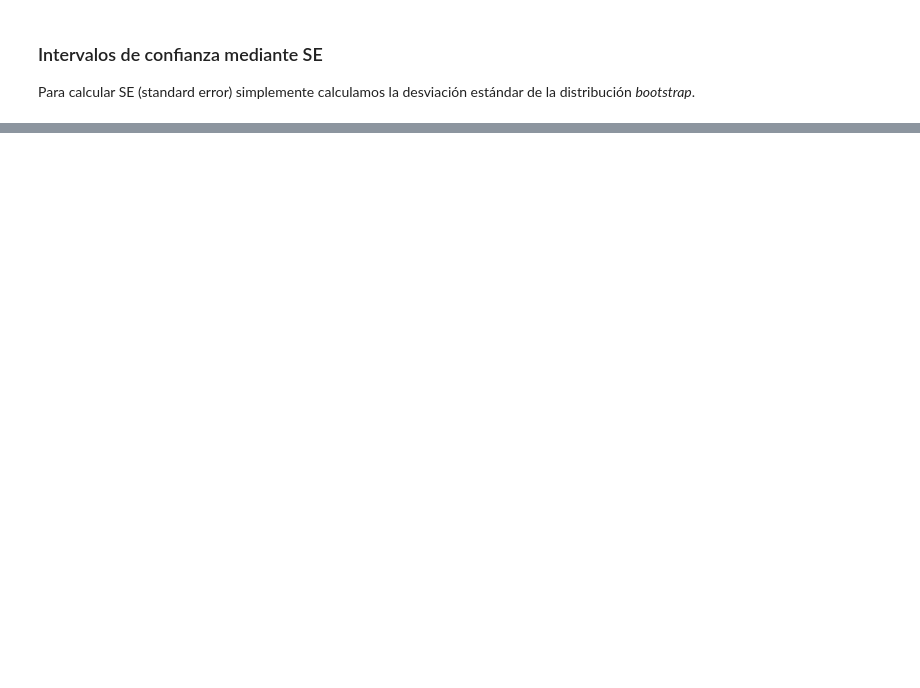
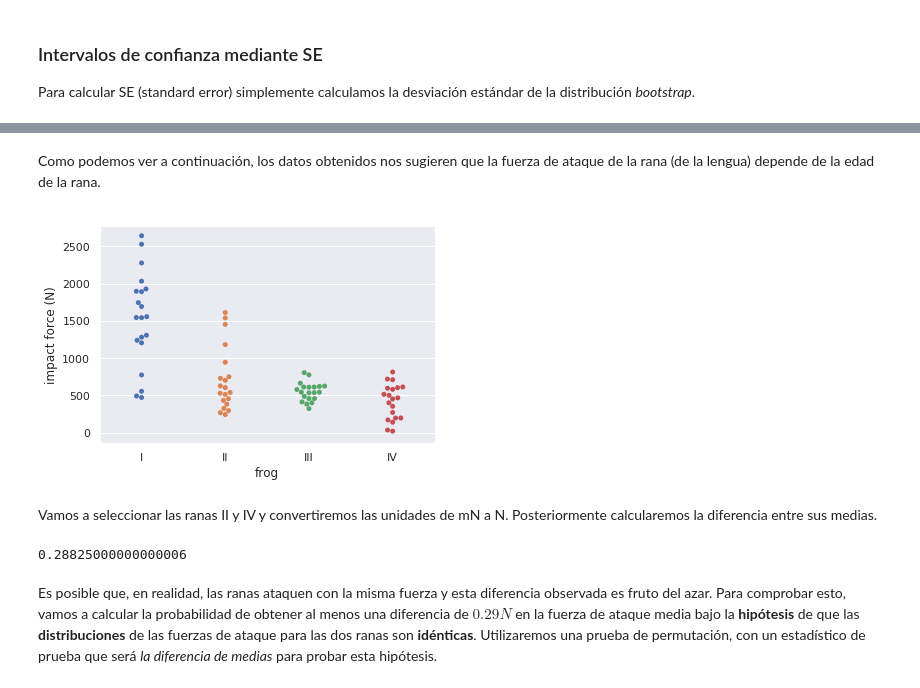
Before and after one commit to PablodelaCuesta/Statistics, a Jupyter notebook: 4_0_Inference_for_numerical_data/Bootstrap_with_python.ipynb, the cells around one changed output, grey strips where cells are left out. Cells and saved outputs as stored; diff of their text form; code cells hidden in the pictures; blank space fills up the shorter version.

```diff
--- a/4_0_Inference_for_numerical_data/Bootstrap_with_python.ipynb
+++ b/4_0_Inference_for_numerical_data/Bootstrap_with_python.ipynb
@@ -161,0 +168,11 @@ plt.show()
+# %%
+# Importamos el set de datos
+#dataset = pd.read_csv('data/pennsylvania2012.csv', header=0)
+datafrog = pd.read_csv('../Datasets/frog_tongue(update).csv')
+
+# Seleccionamos la información conveniente del datafrog
+force_frog = datafrog.loc[:,['ID', 'impact force (mN)']]
+
+# Pequeña visualización de los datos
+#dataset.head()
+force_frog.head()
@@ -161,0 +186,28 @@ plt.show()
+# %% [markdown]
+Como podemos ver a continuación, los datos obtenidos nos sugieren que la fuerza de ataque de la rana (de la lengua) depende de la edad de la rana.
+# %%
+# Make bee swarm plot
+_ = sns.swarmplot(x='ID', y='impact force (mN)', data=force_frog)
+
+# Label axes
+_ = plt.xlabel('frog')
+_ = plt.ylabel('impact force (N)')
+
+# Show the plot
+plt.show()
+# %% [output]
+[figure, added]
+# %% [markdown]
+Vamos a seleccionar las ranas II y IV y convertiremos las unidades de mN a N. Posteriormente calcularemos la diferencia entre sus medias.
+# %%
+# Seleccionamos la rana y su fuerza
+force_a = force_frog[force_frog.loc[:,'ID'] == 'II']['impact force (mN)'].values/1000
+force_b = force_frog[force_frog.loc[:,'ID'] == 'IV']['impact force (mN)'].values/1000
+
+# Compute difference of mean impact force from experiment: empirical_diff_means
+empirical_diff_means = diff_of_means(force_a, force_b)
+empirical_diff_means
+# %% [output]
+0.28825000000000006
+# %% [markdown]
+Es posible que, en realidad, las ranas ataquen con la misma fuerza y esta diferencia observada es fruto del azar. Para comprobar esto, vamos a calcular la probabilidad de obtener al menos una diferencia de $0.29 N$ en la fuerza de ataque media bajo la **hipótesis** de que las **distribuciones** de las fuerzas de ataque para las dos ranas son **idénticas**. Utilizaremos una prueba de permutación, con un estadístico de prueba que será *la diferencia de medias* para probar esta hipótesis.
```
Also changed, not shown: parts of 16 cells of this notebook, 16 other files.
